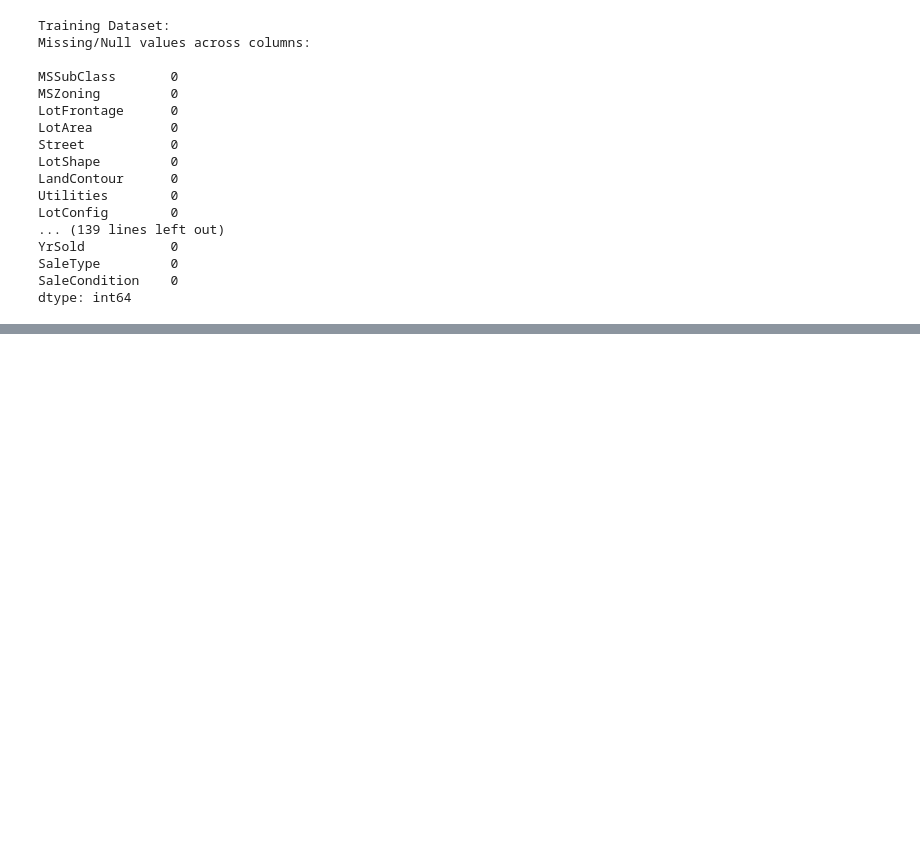
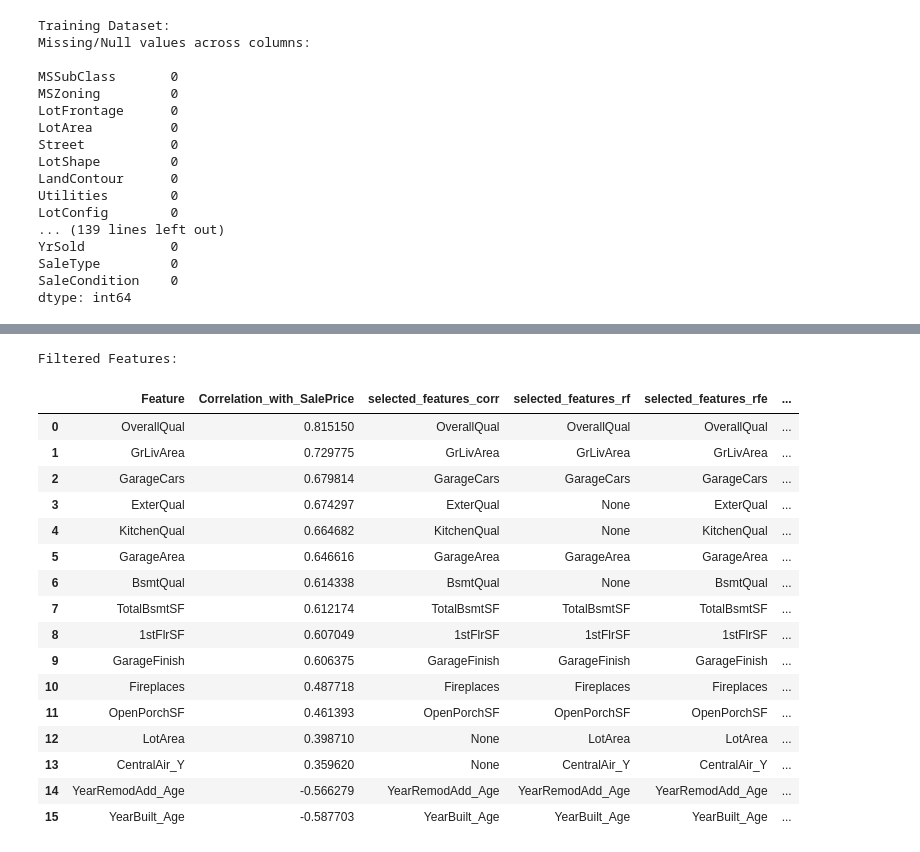
Before and after one commit to bilal1203/Supervised-Learning-Regression-Algorithms-Implementation, a Jupyter notebook: EDA and DataPreprocessing/EDA_ and_DataPreprocessing.ipynb, the cells around one changed output, grey strips where cells are left out. Saved outputs shown, nothing was run; the diff lists cells and outputs as text; code cells hidden in the pictures; blank space fills up the shorter version.

```diff
--- a/EDA and DataPreprocessing/EDA_ and_DataPreprocessing.ipynb
+++ b/EDA and DataPreprocessing/EDA_ and_DataPreprocessing.ipynb
@@ -575,7 +589,7 @@ basement_numerical_features = ['BsmtFinSF1', 'BsmtFinSF2', 'BsmtUnfSF', 'TotalBs
 # Filling Missing values across GarageYrBlt (Numerical Feature)
 for feature in basement_numerical_features:
     missing_value_bef = df_test[feature].isna().sum()
-    df_test[feature] = df_test[feature].fillna('0')
+    df_test[feature] = df_test[feature].fillna(0)
     missing_value_aft = df_test[feature].isna().sum()
     # Print number of missing values left
     print(f'\n\n\nTesting Dataset["{feature}"] missing values:\n')
@@ -813,0 +1425,41 @@ ValueError: num must be an integer with 1 <= num <= 4, not 5
+# %%
+# Filter criteria
+threshold_corr = 0.35
+
+# Function to check if a feature is present in at least two lists
+def feature_in_two_or_more(feature):
+    count = 0
+    if feature in selected_features_corr:
+        count += 1
+    if feature in selected_features_rf:
+        count += 1
+    if feature in selected_features_rfe:
+        count += 1
+    return count >= 2
+
+# Apply filters
+filtered_features = df_features[(df_features['Correlation_with_SalePrice'].abs() > threshold_corr) &
+                                df_features['Feature'].apply(feature_in_two_or_more)].reset_index(drop=True)
+
+# Display filtered DataFrame
+print("Filtered Features:")
+display(filtered_features)
+# %% [output]
+Filtered Features:
+|  | Feature | Correlation_with_SalePrice | selected_features_corr | selected_features_rf | selected_features_rfe | ... |
+| 0 | OverallQual | 0.815150 | OverallQual | OverallQual | OverallQual | ... |
+| 1 | GrLivArea | 0.729775 | GrLivArea | GrLivArea | GrLivArea | ... |
+| 2 | GarageCars | 0.679814 | GarageCars | GarageCars | GarageCars | ... |
+| 3 | ExterQual | 0.674297 | ExterQual | None | ExterQual | ... |
+| 4 | KitchenQual | 0.664682 | KitchenQual | None | KitchenQual | ... |
+| 5 | GarageArea | 0.646616 | GarageArea | GarageArea | GarageArea | ... |
+| 6 | BsmtQual | 0.614338 | BsmtQual | None | BsmtQual | ... |
+| 7 | TotalBsmtSF | 0.612174 | TotalBsmtSF | TotalBsmtSF | TotalBsmtSF | ... |
+| 8 | 1stFlrSF | 0.607049 | 1stFlrSF | 1stFlrSF | 1stFlrSF | ... |
+| 9 | GarageFinish | 0.606375 | GarageFinish | GarageFinish | GarageFinish | ... |
+| 10 | Fireplaces | 0.487718 | Fireplaces | Fireplaces | Fireplaces | ... |
+| 11 | OpenPorchSF | 0.461393 | OpenPorchSF | OpenPorchSF | OpenPorchSF | ... |
+| 12 | LotArea | 0.398710 | None | LotArea | LotArea | ... |
+| 13 | CentralAir_Y | 0.359620 | None | CentralAir_Y | CentralAir_Y | ... |
+| 14 | YearRemodAdd_Age | -0.566279 | YearRemodAdd_Age | YearRemodAdd_Age | YearRemodAdd_Age | ... |
+| 15 | YearBuilt_Age | -0.587703 | YearBuilt_Age | YearBuilt_Age | YearBuilt_Age | ... |
```
Also changed, not shown: parts of 35 cells of this notebook.
